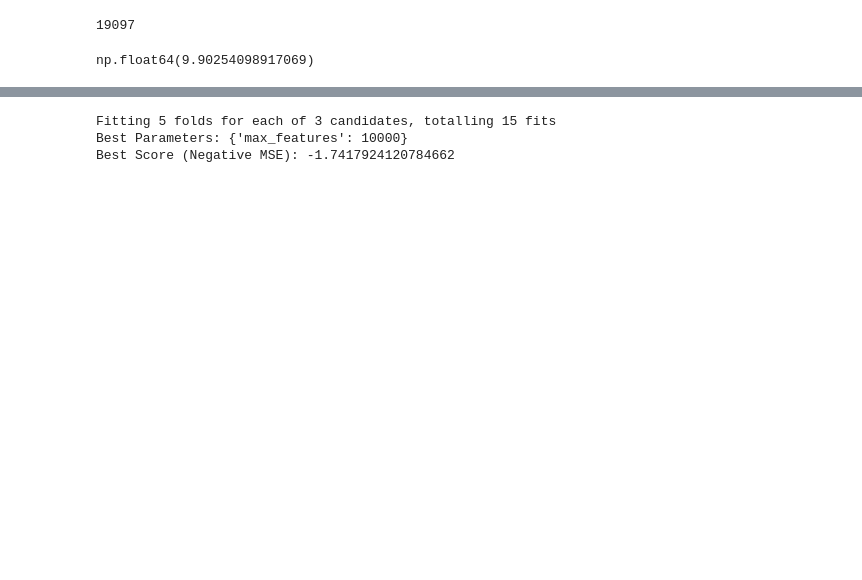
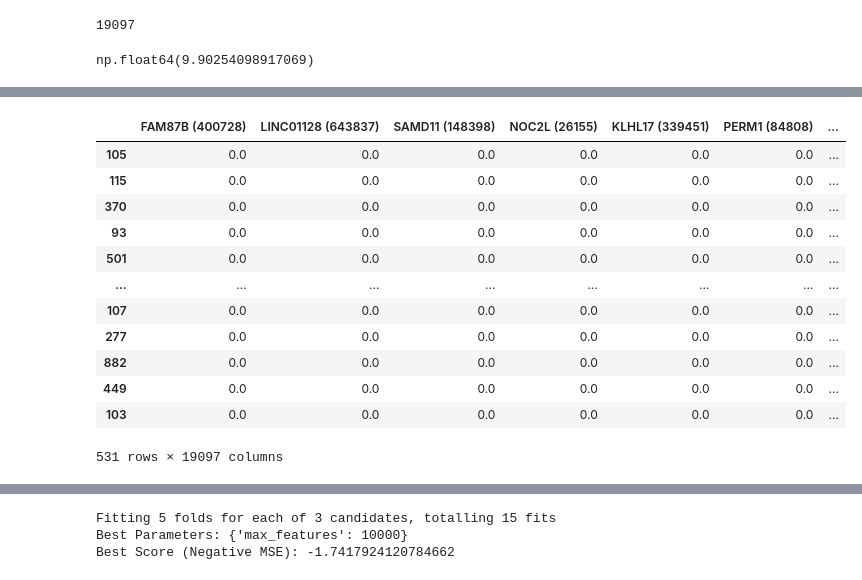
Before and after one commit to sarameirab/bioinformatics_analysis, a Jupyter notebook: code/python_scripts/machine_learning_chunks.ipynb, the cells around one changed output, grey strips where cells are left out. Cells and saved outputs as stored; diff of their text form; code cells hidden in the pictures; blank space fills up the shorter version.

```diff
--- a/code/python_scripts/machine_learning_chunks.ipynb
+++ b/code/python_scripts/machine_learning_chunks.ipynb
@@ -181,3 +259,19 @@ np.float64(9.90254098917069)
+# %%
+X_train
+# %% [output]
+|  | FAM87B (400728) | LINC01128 (643837) | SAMD11 (148398) | NOC2L (26155) | KLHL17 (339451) | PERM1 (84808) | ... |
+| 105 | 0.0 | 0.0 | 0.0 | 0.0 | 0.0 | 0.0 | ... |
+| 115 | 0.0 | 0.0 | 0.0 | 0.0 | 0.0 | 0.0 | ... |
+| 370 | 0.0 | 0.0 | 0.0 | 0.0 | 0.0 | 0.0 | ... |
+| 93 | 0.0 | 0.0 | 0.0 | 0.0 | 0.0 | 0.0 | ... |
+| 501 | 0.0 | 0.0 | 0.0 | 0.0 | 0.0 | 0.0 | ... |
+| ... | ... | ... | ... | ... | ... | ... | ... |
+| 107 | 0.0 | 0.0 | 0.0 | 0.0 | 0.0 | 0.0 | ... |
+| 277 | 0.0 | 0.0 | 0.0 | 0.0 | 0.0 | 0.0 | ... |
+| 882 | 0.0 | 0.0 | 0.0 | 0.0 | 0.0 | 0.0 | ... |
+| 449 | 0.0 | 0.0 | 0.0 | 0.0 | 0.0 | 0.0 | ... |
+| 103 | 0.0 | 0.0 | 0.0 | 0.0 | 0.0 | 0.0 | ... |
+531 rows × 19097 columns
 # %%
 from sklearn.ensemble import RandomForestRegressor
 from sklearn.model_selection import cross_val_score
```
Also changed, not shown: parts of 16 cells of this notebook.
